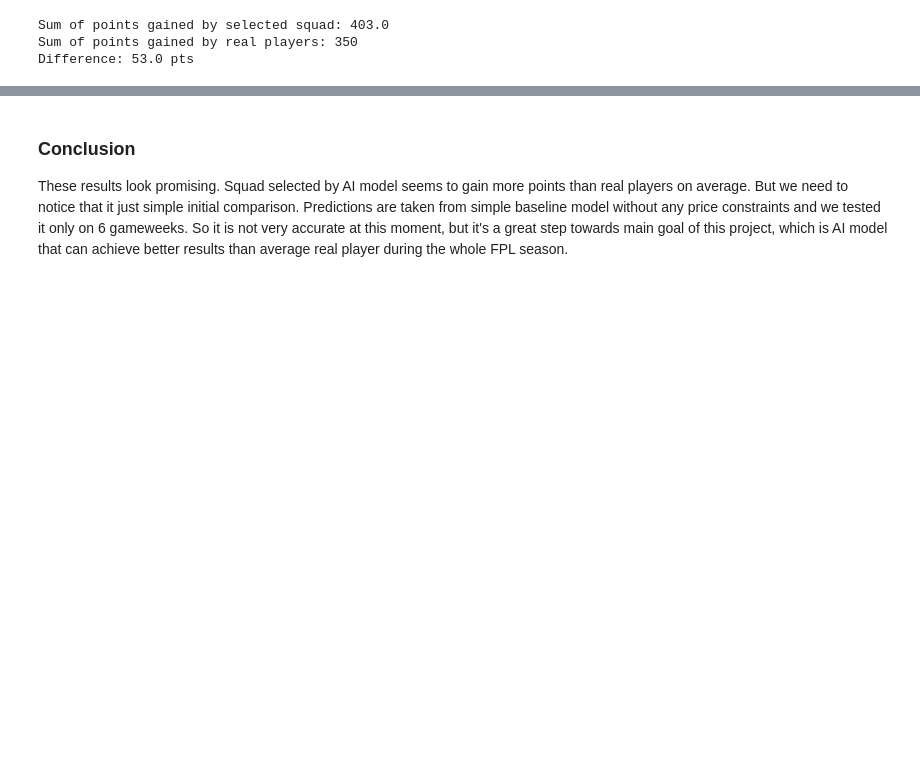
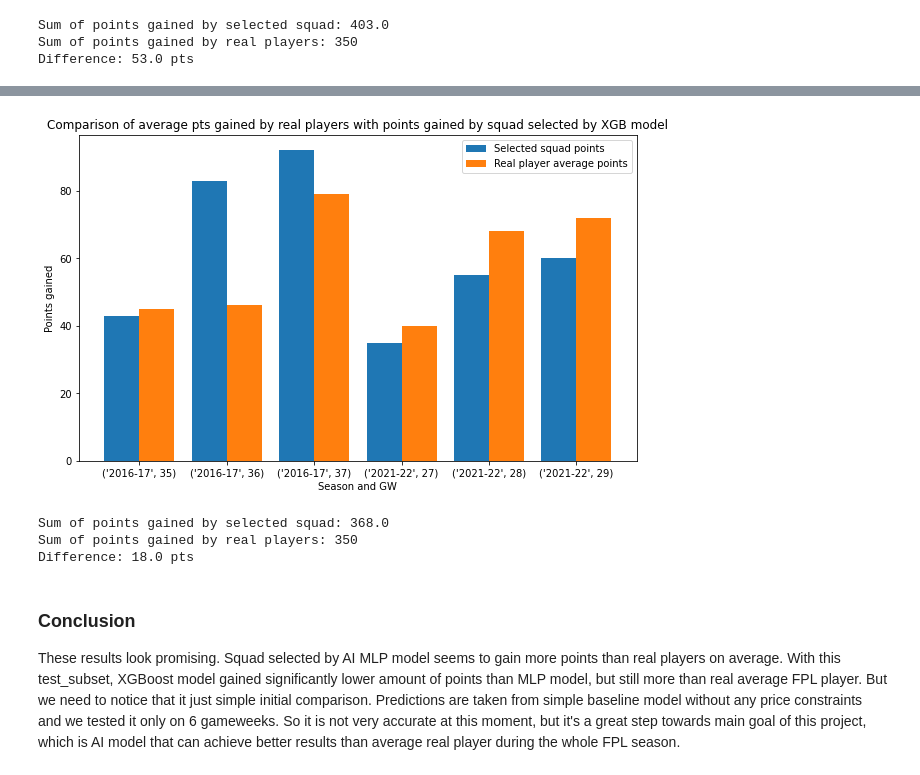
Before and after one commit to gracjans/FPL-AI-Manager_SwanseAI, a Jupyter notebook: notebooks/evaluate_selected_squad.ipynb, the cells around one changed output, grey strips where cells are left out. Drawn from its saved outputs; the diff is of its cells as text; code cells hidden in the pictures; blank space fills up the shorter version.

```diff
--- a/notebooks/evaluate_selected_squad.ipynb
+++ b/notebooks/evaluate_selected_squad.ipynb
@@ -173,3 +183,37 @@ Difference: 53.0 pts
+# %%
+gameweeks = []
+for season in test_subset:
+    for gameweek in season[1]:
+        results.append(squad_selection_without_constraints(predictions_merged_xgb, season[0], gameweek))
+        gameweeks.append((season[0], gameweek))
+
+selected_squad_points_xgb = []
+for result in results:
+    selected_squad_points_xgb.append(result[1])
+# %%
+plt.figure(figsize=(10,6))
+
+X_axis = np.arange(len(gameweeks))
+
+plt.bar(X_axis - 0.2, selected_squad_points_xgb, 0.4, label = 'Selected squad points')
+plt.bar(X_axis + 0.2, real_player_average_points, 0.4, label = 'Real player average points')
+
+plt.xticks(X_axis, gameweeks)
+plt.xlabel("Season and GW")
+plt.ylabel("Points gained")
+plt.title("Comparison of average pts gained by real players with points gained by squad selected by XGB model")
+plt.legend()
+plt.show()
+# %% [output]
+[figure, added]
+# %%
+print('Sum of points gained by selected squad:', sum(selected_squad_points_xgb))
+print('Sum of points gained by real players:', sum(real_player_average_points))
+print('Difference:', sum(selected_squad_points_xgb) - sum(real_player_average_points), 'pts')
+# %% [output]
+Sum of points gained by selected squad: 368.0
+Sum of points gained by real players: 350
+Difference: 18.0 pts
 # %% [markdown]
 ### Conclusion
-These results look promising. Squad selected by AI model seems to gain more points than real players on average. But we need to notice that it just simple initial comparison. Predictions are taken from simple baseline model without any price constraints and we tested it only on 6 gameweeks. So it is not very accurate at this moment, but it's a great step towards main goal of this project, which is AI model that can achieve better results than average real player during the whole FPL season.
+These results look promising. Squad selected by AI MLP model seems to gain more points than real players on average. With this test_subset, XGBoost model gained significantly lower amount of points than MLP model, but still more than real average FPL player. But we need to notice that it just simple initial comparison. Predictions are taken from simple baseline model without any price constraints and we tested it only on 6 gameweeks. So it is not very accurate at this moment, but it's a great step towards main goal of this project, which is AI model that can achieve better results than average real player during the whole FPL season.
```
Also changed, not shown: parts of 19 cells of this notebook.
